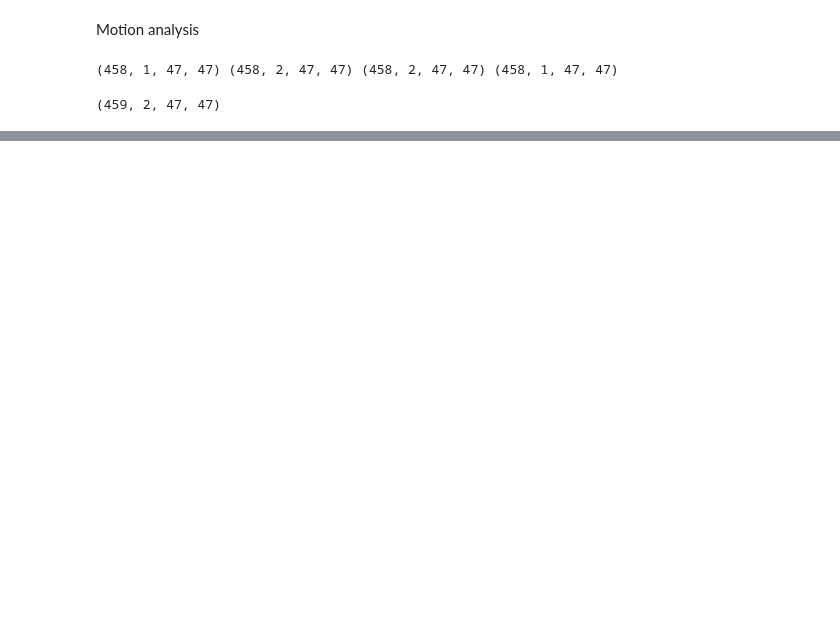
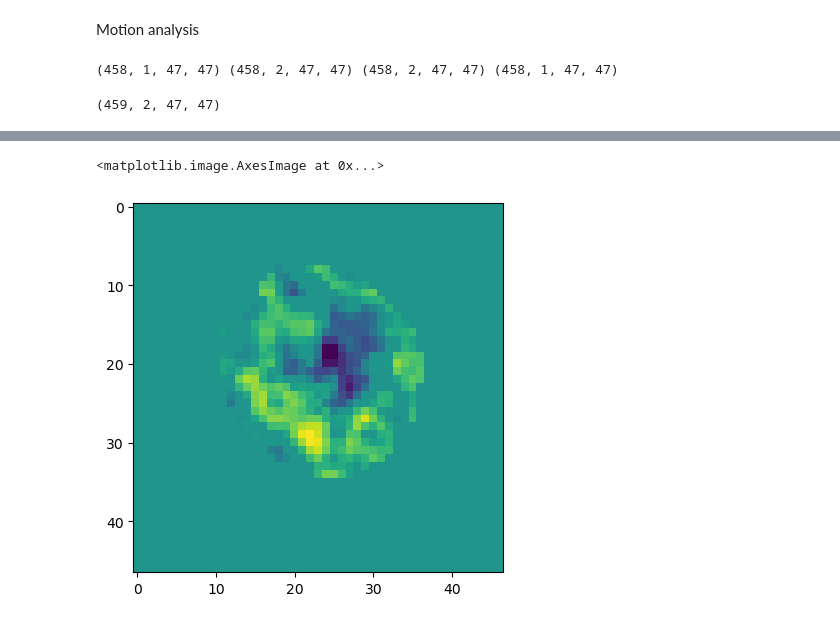
Before and after one commit to jboulanger/dna-movement-sufolobus, a Jupyter notebook: Test.ipynb, the cells around one changed output, grey strips where cells are left out. Cells and saved outputs as stored; diff of their text form; code cells hidden in the pictures; blank space fills up the shorter version.

```diff
--- a/Test.ipynb
+++ b/Test.ipynb
@@ -47,0 +101,2 @@ ValueError: operands could not be broadcast together with shapes (459,47,47) (45
+# %%
+img, cell_mask, cell_trj, diff, flow, rho, div, blob_labels, blob_trj = mq.load_result("tmp.h5","tmp")
@@ -47,0 +121,5 @@ ValueError: operands could not be broadcast together with shapes (459,47,47) (45
+# %%
+plt.imshow(diff[10,0]*cell_mask[10,0])
+# %% [output]
+<matplotlib.image.AxesImage at 0x...>
+[figure, added]
```
Also changed, not shown: parts of 15 cells of this notebook, 4 other files.
